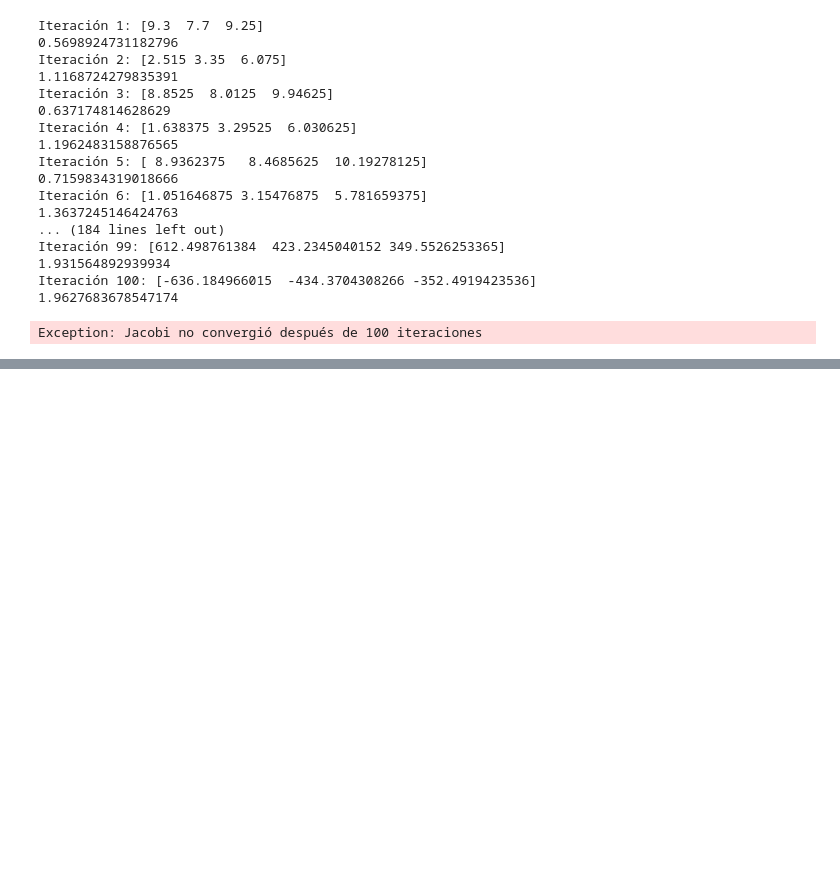
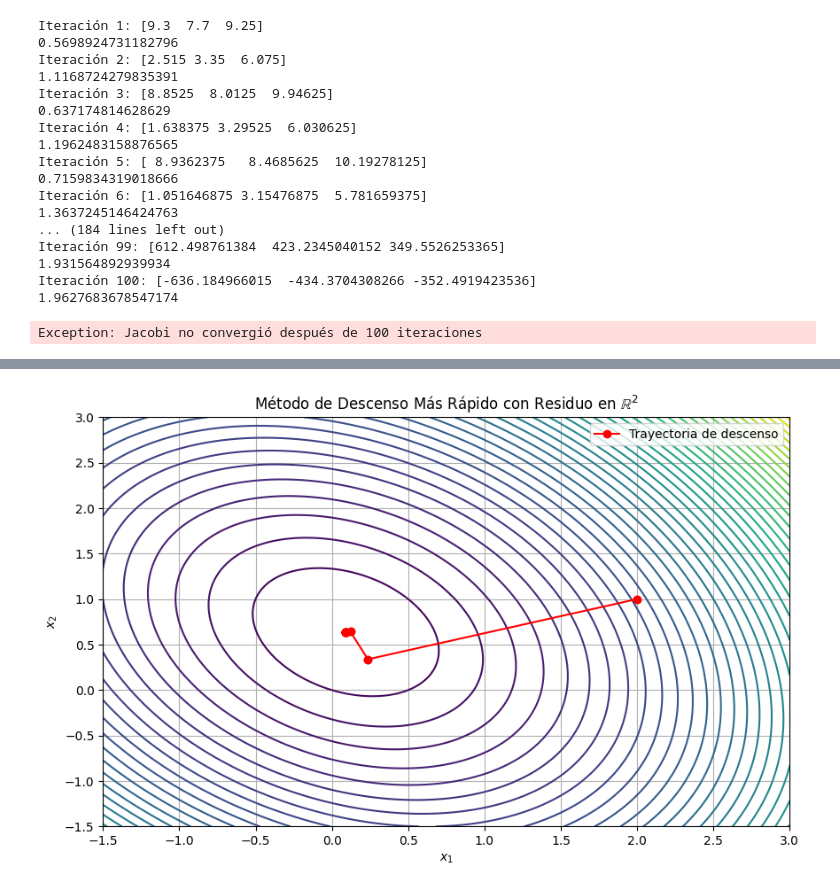
Before and after one commit to thsergitox/Numerico, a Jupyter notebook: metodos_iterativos.ipynb, the cells around one changed output, grey strips where cells are left out. Saved outputs shown, nothing was run; the diff lists cells and outputs as text; code cells hidden in the pictures; blank space fills up the shorter version.

```diff
--- a/metodos_iterativos.ipynb
+++ b/metodos_iterativos.ipynb
@@ -263,0 +278,43 @@ ValueError: shapes (4,4) and (3,) not aligned: 4 (dim 1) != 3 (dim 0)
+# %%
+import numpy as np
+import matplotlib.pyplot as plt
+
+# Definimos la matriz A y el vector b
+A = np.array([[4, 1], [1, 3]])
+b = np.array([1, 2])
+
+# Parámetros iniciales
+x0 = np.array([2.0, 1.0])  # Punto inicial
+num_iterations = 10
+
+# Almacenamos los puntos para visualización
+points = [x0]
+x = x0
+
+for _ in range(num_iterations):
+    r = b - A @ x
+    alpha = np.dot(r, r) / np.dot(r, A @ r)
+    x = x + alpha * r
+    points.append(x)
+
+points = np.array(points)
+
+# Creación de la malla para la gráfica de contorno
+x1 = np.linspace(-1.5, 3.0, 400)
+x2 = np.linspace(-1.5, 3.0, 400)
+X1, X2 = np.meshgrid(x1, x2)
+Z = 0.5 * (4 * X1**2 + 2 * X1 * X2 + 3 * X2**2) - X1 - 2 * X2
+
+# Gráfico de contorno
+plt.figure(figsize=(10, 6))
+plt.contour(X1, X2, Z, levels=50, cmap='viridis')
+plt.plot(points[:, 0], points[:, 1], 'ro-', label='Trayectoria de descenso')
+plt.scatter(points[:, 0], points[:, 1], c='red')
+plt.title('Método de Descenso Más Rápido con Residuo en $\\mathbb{R}^2$')
+plt.xlabel('$x_1$')
+plt.ylabel('$x_2$')
+plt.legend()
+plt.grid(True)
+plt.show()
+# %% [output]
+[figure, added]
```
Also changed, not shown: parts of 5 cells of this notebook, 2 other files.
